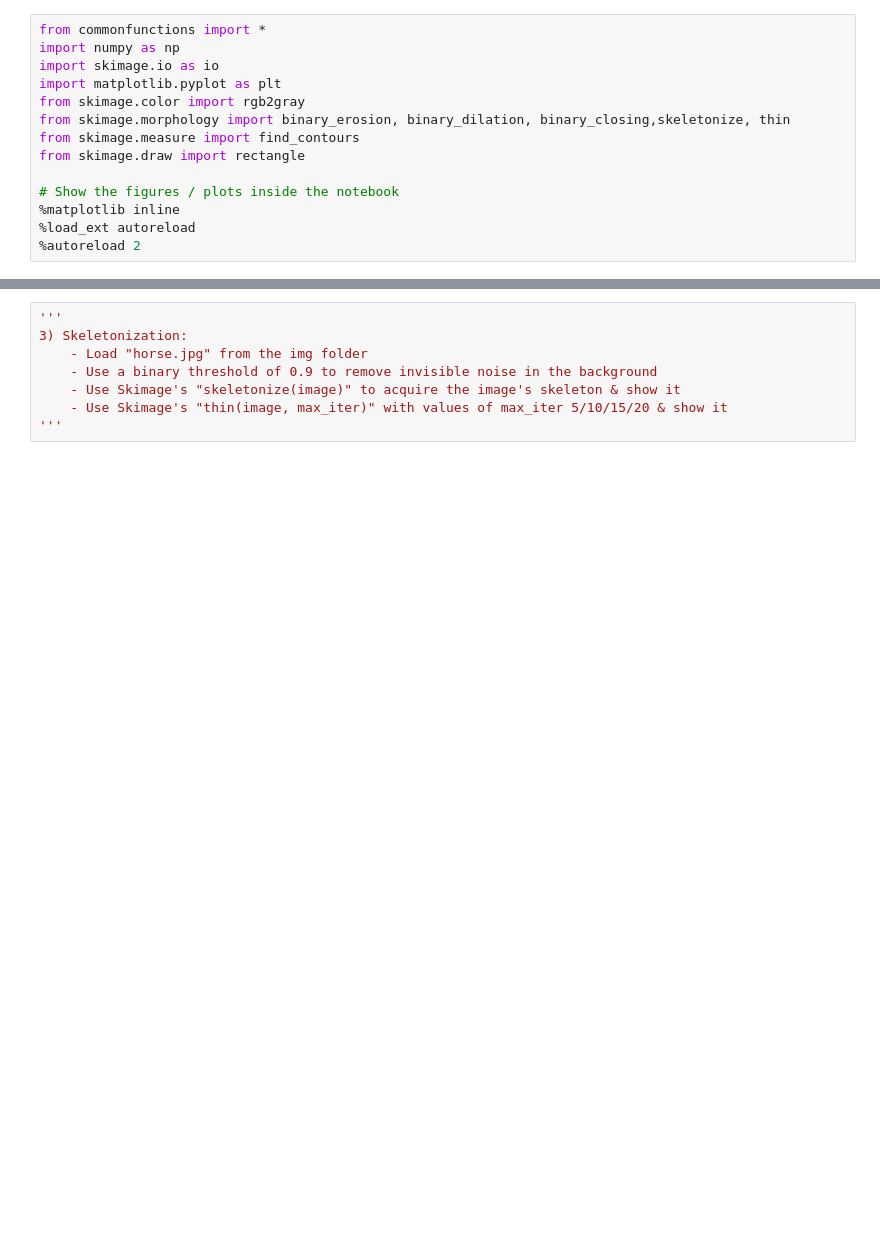
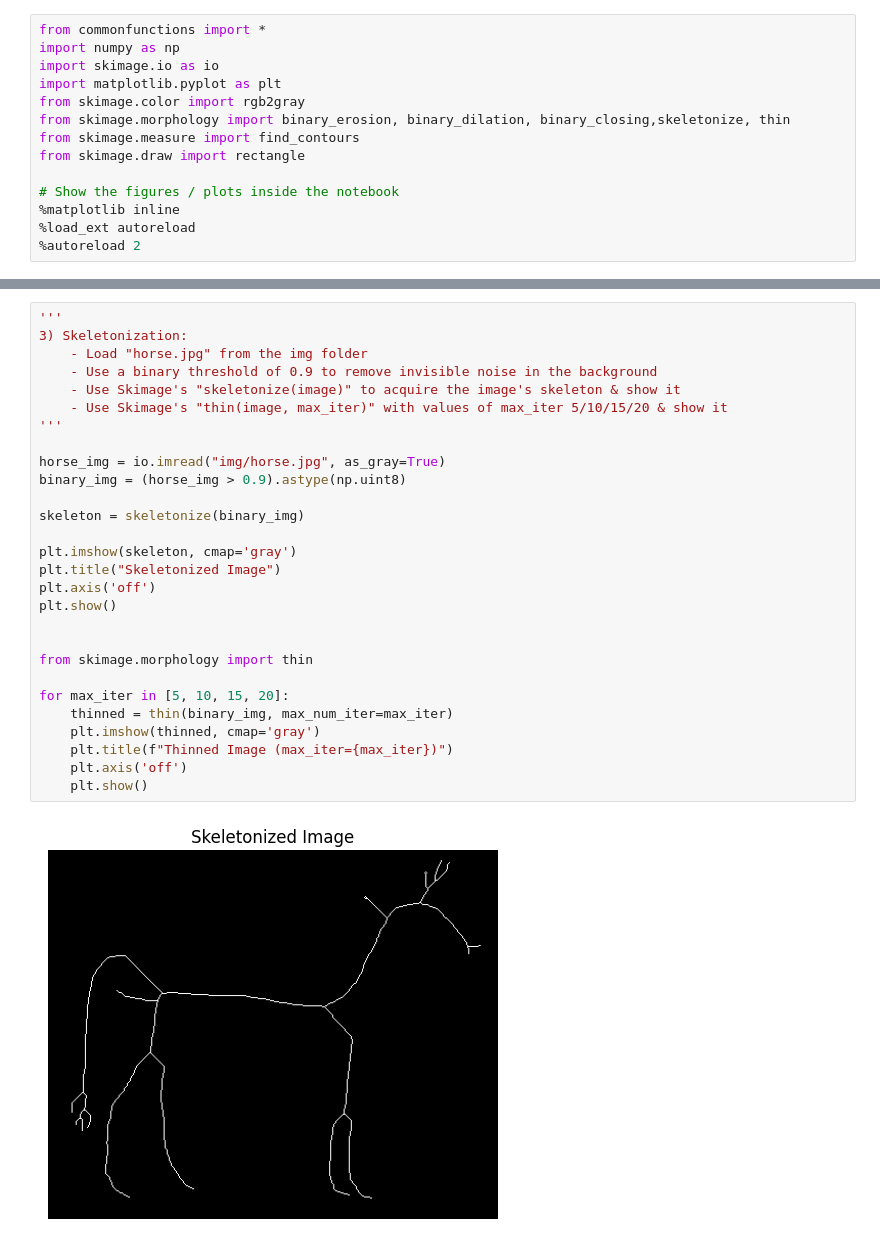
Before and after one commit to asermohamed1/image_processing-labs, a Jupyter notebook: lab6-std/lab-Morphology-STD.ipynb, the cells around one changed output, grey strips where cells are left out. Cells and saved outputs as stored; diff of their text form; blank space fills up the shorter version.

```diff
--- a/lab6-std/lab-Morphology-STD.ipynb
+++ b/lab6-std/lab-Morphology-STD.ipynb
@@ -47,8 +164,30 @@ for box in bounding_boxes:
 # %%
 '''
 3) Skeletonization:
     - Load "horse.jpg" from the img folder
     - Use a binary threshold of 0.9 to remove invisible noise in the background
     - Use Skimage's "skeletonize(image)" to acquire the image's skeleton & show it
     - Use Skimage's "thin(image, max_iter)" with values of max_iter 5/10/15/20 & show it
 '''
+
+horse_img = io.imread("img/horse.jpg", as_gray=True)
+binary_img = (horse_img > 0.9).astype(np.uint8)
+
+skeleton = skeletonize(binary_img)
+
+plt.imshow(skeleton, cmap='gray')
+plt.title("Skeletonized Image")
+plt.axis('off')
+plt.show()
+
+
+from skimage.morphology import thin
+
+for max_iter in [5, 10, 15, 20]:
+    thinned = thin(binary_img, max_num_iter=max_iter)
+    plt.imshow(thinned, cmap='gray')
+    plt.title(f"Thinned Image (max_iter={max_iter})")
+    plt.axis('off')
+    plt.show()
+# %% [output]
+[figure, added]
```
Also changed, not shown: parts of 4 cells of this notebook, 1 other file.
